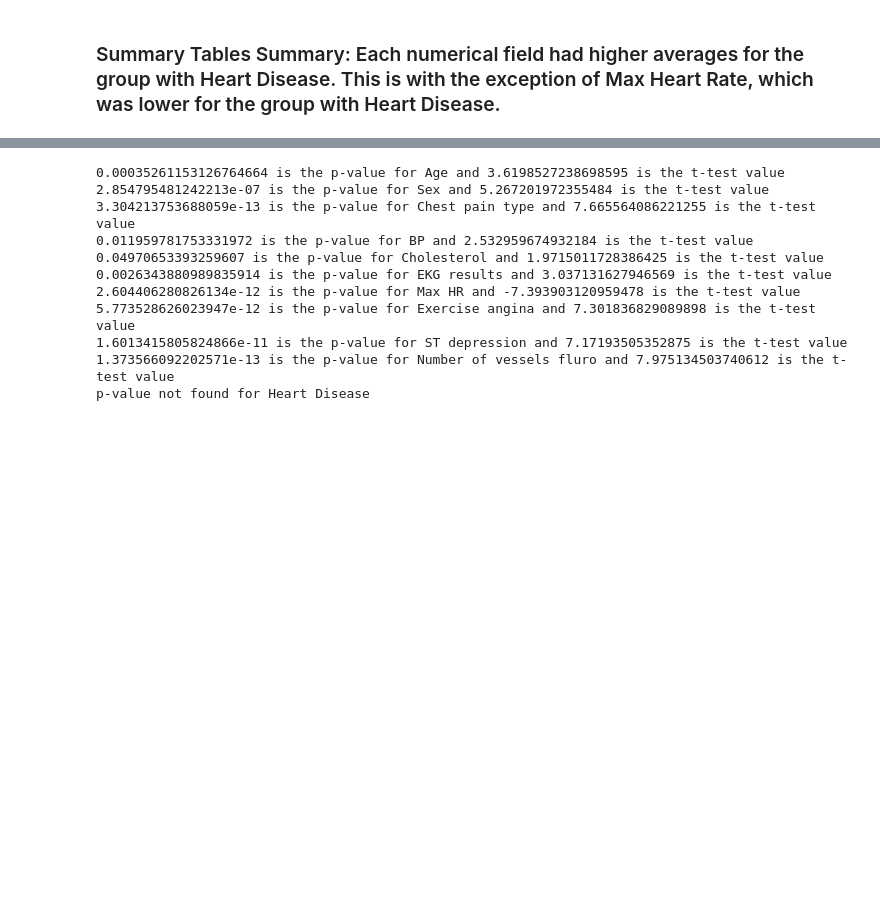
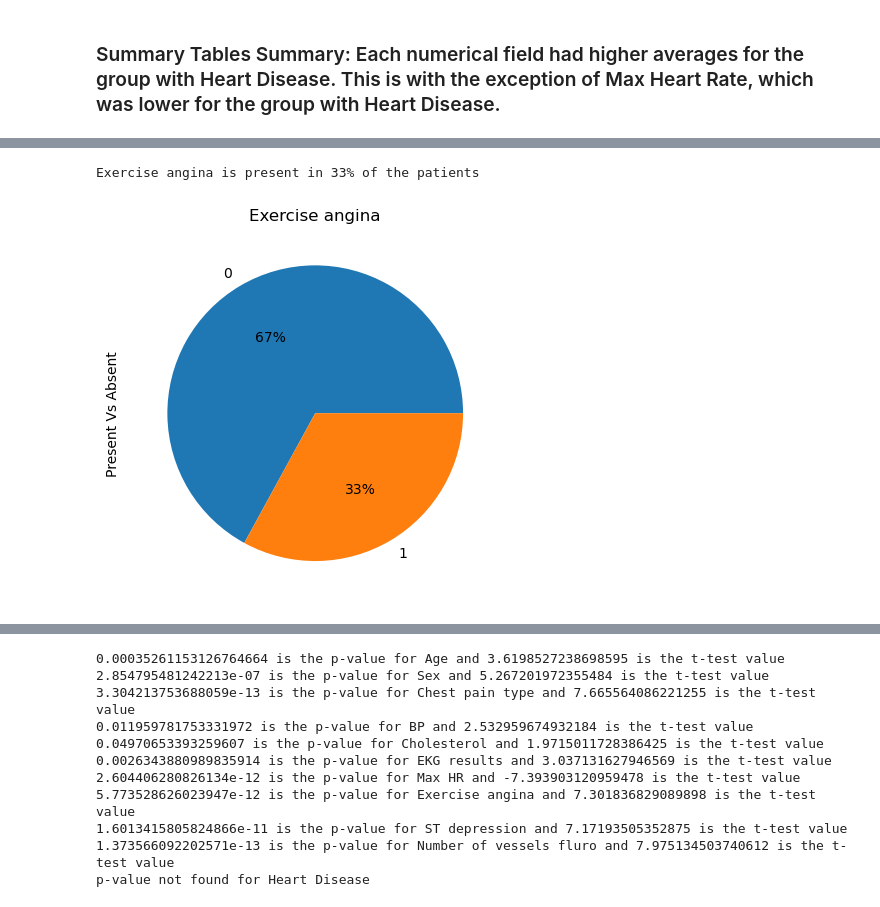
Before and after one commit to EmG3214/Project-1-Challenge, a Jupyter notebook: maincode.ipynb, the cells around one changed output, grey strips where cells are left out. Drawn from its saved outputs; the diff is of its cells as text; code cells hidden in the pictures; blank space fills up the shorter version.

```diff
--- a/maincode.ipynb
+++ b/maincode.ipynb
@@ -173,0 +178,13 @@ sem            0.065389  0.117036
+# %%
+#exercise angina distribution pie
+exercise_angina_distribution = heart_data["Exercise angina"].value_counts()
+exercise_angina = ["0","1"]
+exercise_angina_distribution.plot(kind = "pie",ylabel="Present Vs Absent", autopct = "%1.0f%%")
+#display plot
+plt.title("Exercise angina")
+print("Exercise angina is present in 33% of the patients")
+plt.show
+plt.savefig("Output/anginapiechart.png")
+# %% [output]
+Exercise angina is present in 33% of the patients
+[figure, added]
```
Also changed, not shown: parts of 11 cells of this notebook, 10 other files.
